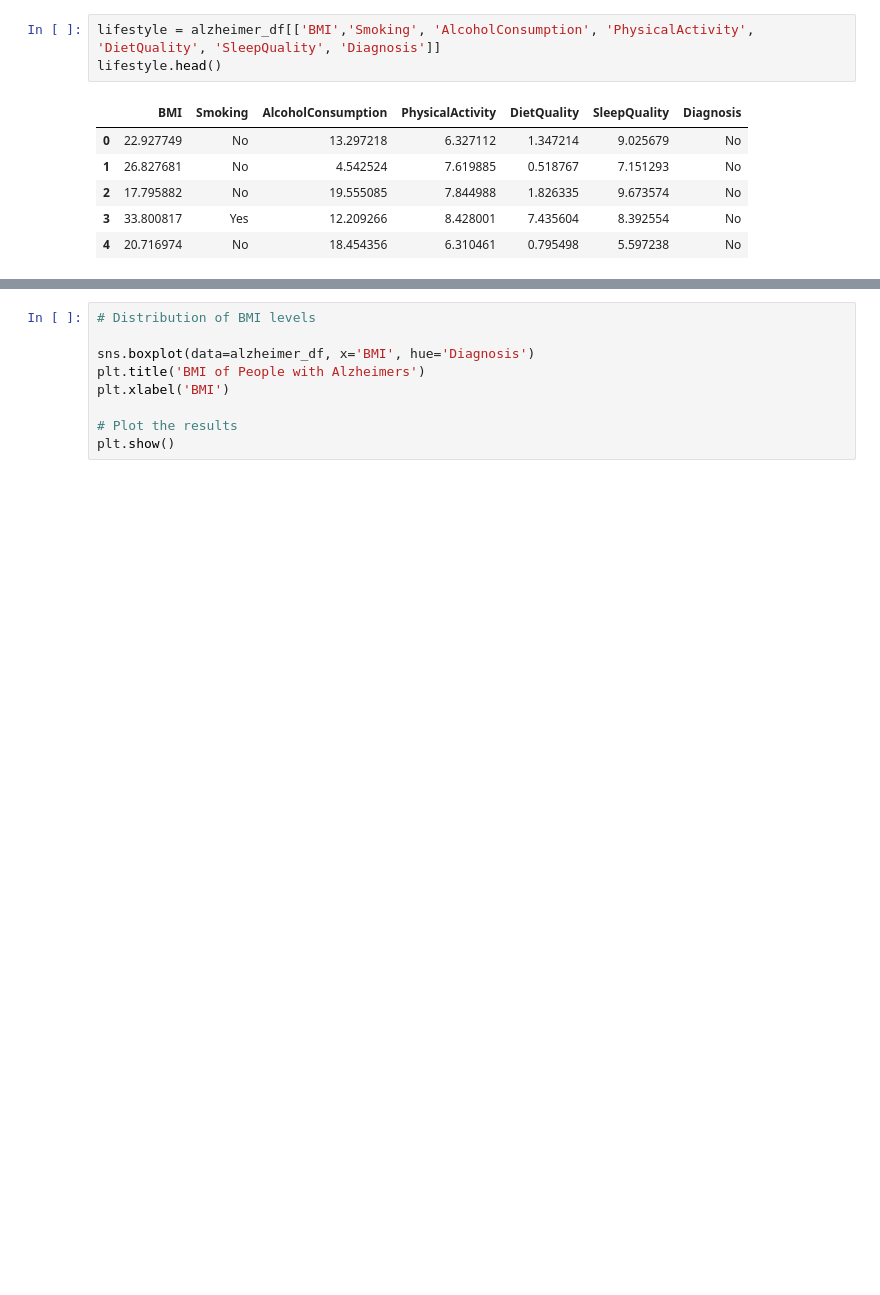
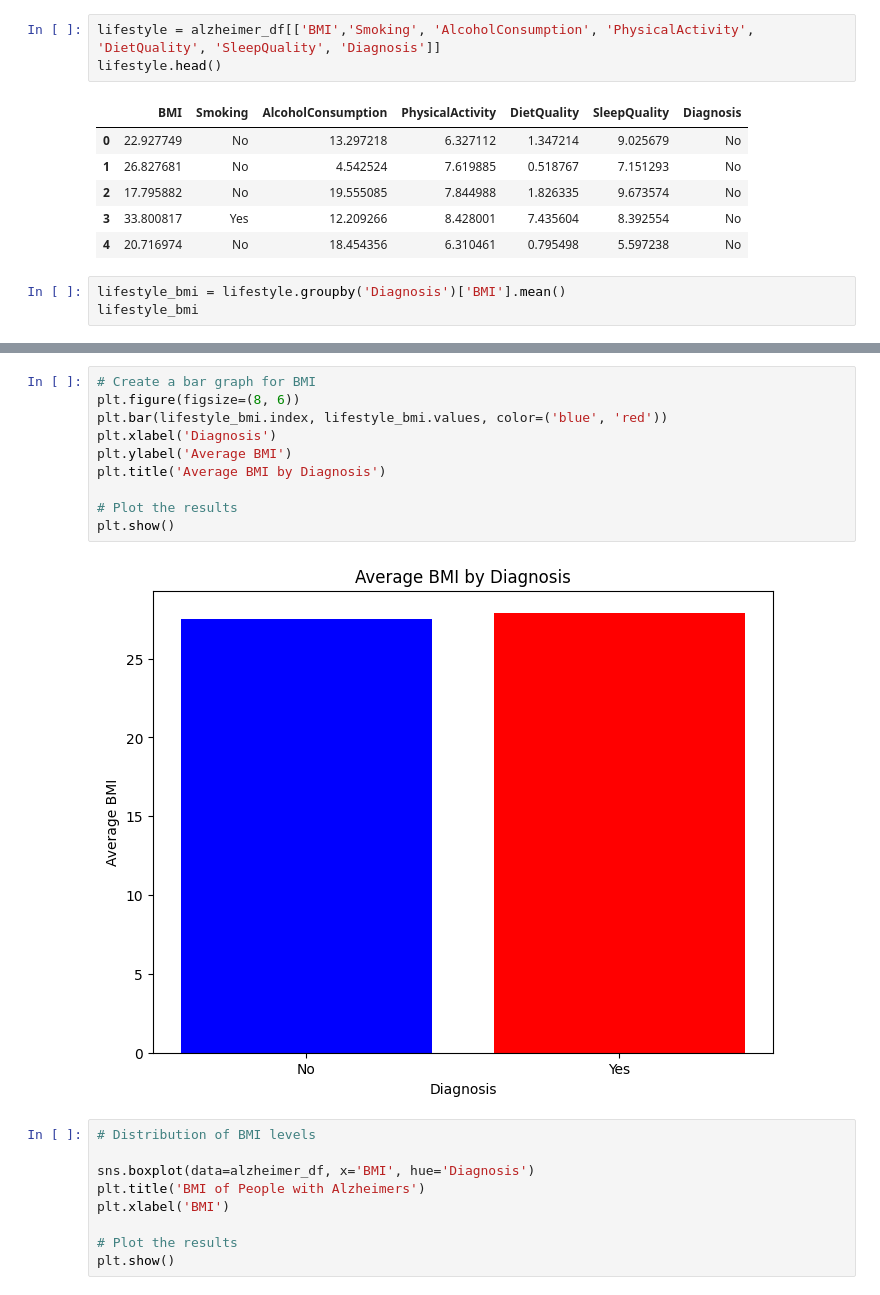
Before and after one commit to maddiejane25/Project-1, a Jupyter notebook: JK_Alzheimers_data.ipynb, the cells around one changed output, grey strips where cells are left out. Cells and saved outputs as stored; diff of their text form; blank space fills up the shorter version.

```diff
--- a/JK_Alzheimers_data.ipynb
+++ b/JK_Alzheimers_data.ipynb
@@ -164,3 +164,6 @@ lifestyle.head()
 | 2 | 17.795882 | No | 19.555085 | 7.844988 | 1.826335 | 9.673574 | No |
 | 3 | 33.800817 | Yes | 12.209266 | 8.428001 | 7.435604 | 8.392554 | No |
 | 4 | 20.716974 | No | 18.454356 | 6.310461 | 0.795498 | 5.597238 | No |
+# %%
+lifestyle_bmi = lifestyle.groupby('Diagnosis')['BMI'].mean()
+lifestyle_bmi
@@ -167,3 +176,15 @@ lifestyle.head()
+# %%
+# Create a bar graph for BMI
+plt.figure(figsize=(8, 6))
+plt.bar(lifestyle_bmi.index, lifestyle_bmi.values, color=('blue', 'red'))
+plt.xlabel('Diagnosis')
+plt.ylabel('Average BMI')
+plt.title('Average BMI by Diagnosis')
+
+# Plot the results
+plt.show()
+# %% [output]
+[figure, added]
 # %%
 # Distribution of BMI levels
 
```
Also changed, not shown: parts of 3 cells of this notebook.
